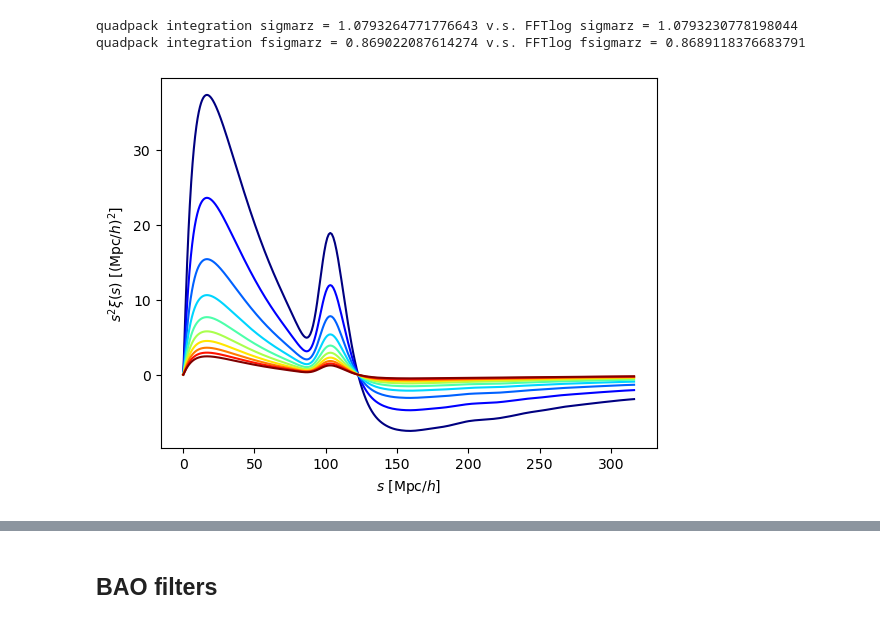
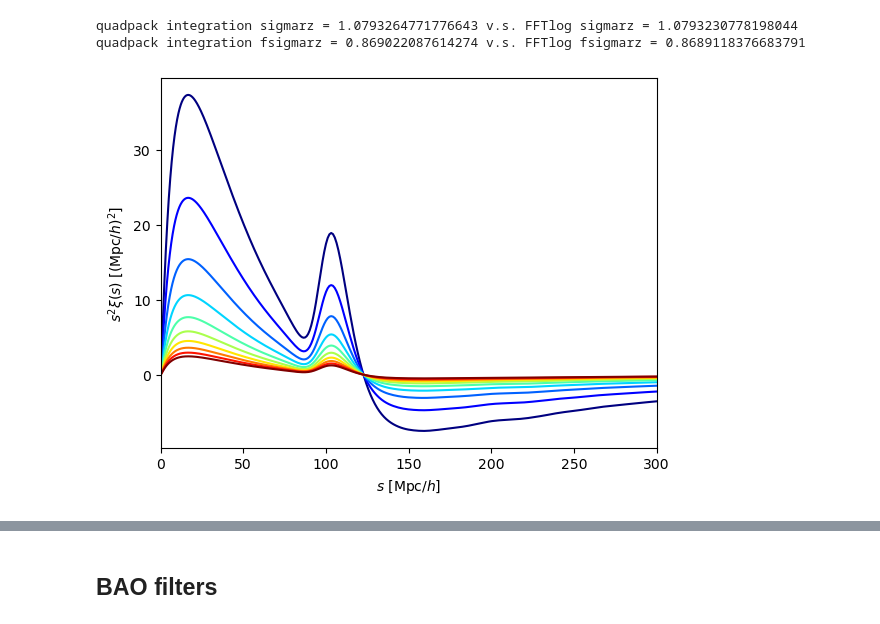
Before and after one commit to cosmodesi/cosmoprimo, a Jupyter notebook: nb/examples.ipynb, the cells around one changed output, grey strips where cells are left out. Saved outputs shown, nothing was run; the diff lists cells and outputs as text; code cells hidden in the pictures.

```diff
--- a/nb/examples.ipynb
+++ b/nb/examples.ipynb
@@ -244,13 +244,14 @@ quadpack integration fsigmarz = 0.869022087614274 v.s. FFTlog fsigmarz = 0.86891
 # %%
 # FFTlog transform (vectorised) to xi...
 xi = pk.to_xi()
 s = np.logspace(-2., 2.5, 1000)
 z = np.linspace(0., 4., 10)
 colors = plt.cm.jet(np.linspace(0, 1, len(z)))
 for zz, color in zip(z, colors):
     plt.plot(s, s**2 * xi(s, z=zz), color=color)
+plt.xlim(0., 300.)
 plt.xlabel(r'$s$ [$\mathrm{Mpc}/h$]')
 plt.ylabel(r'$s^{2}\xi(s)$ [$(\mathrm{Mpc}/h)^{2}$]')
 plt.show()
 # %% [output]
-[figure, old version]
+[figure, new version]
```
Also changed, not shown: parts of 1 cell of this notebook, 2 other files.
